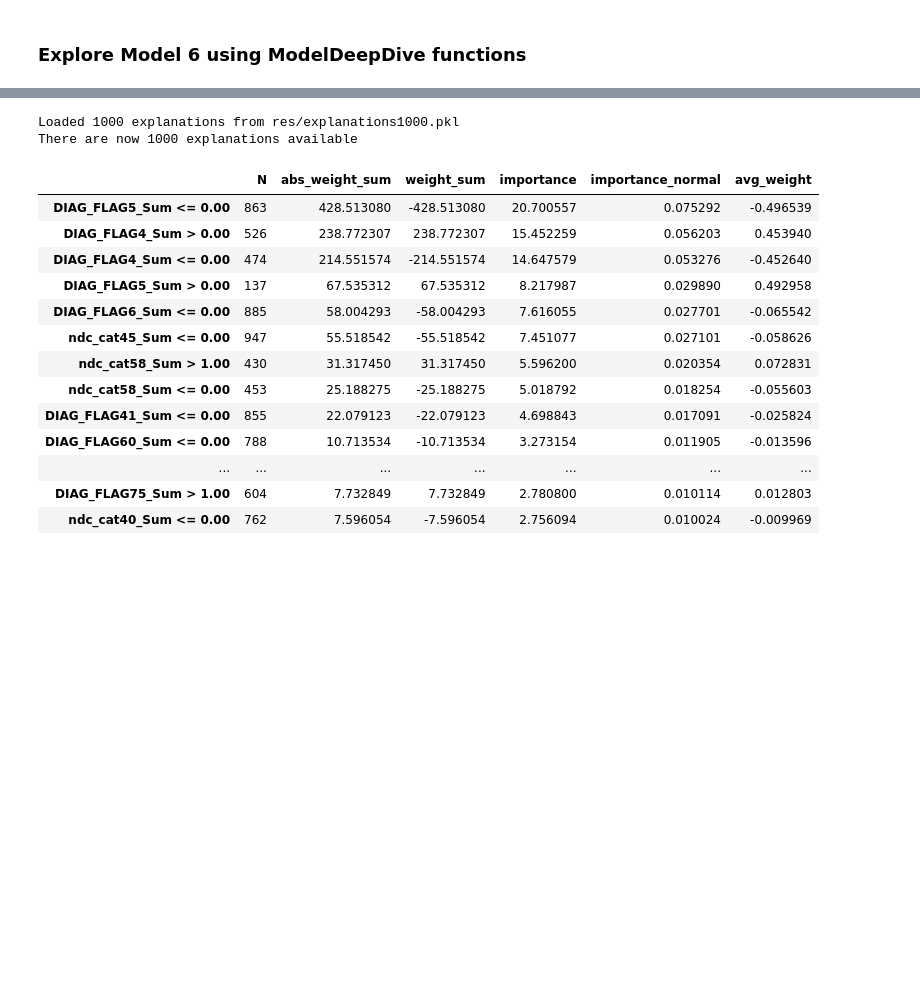
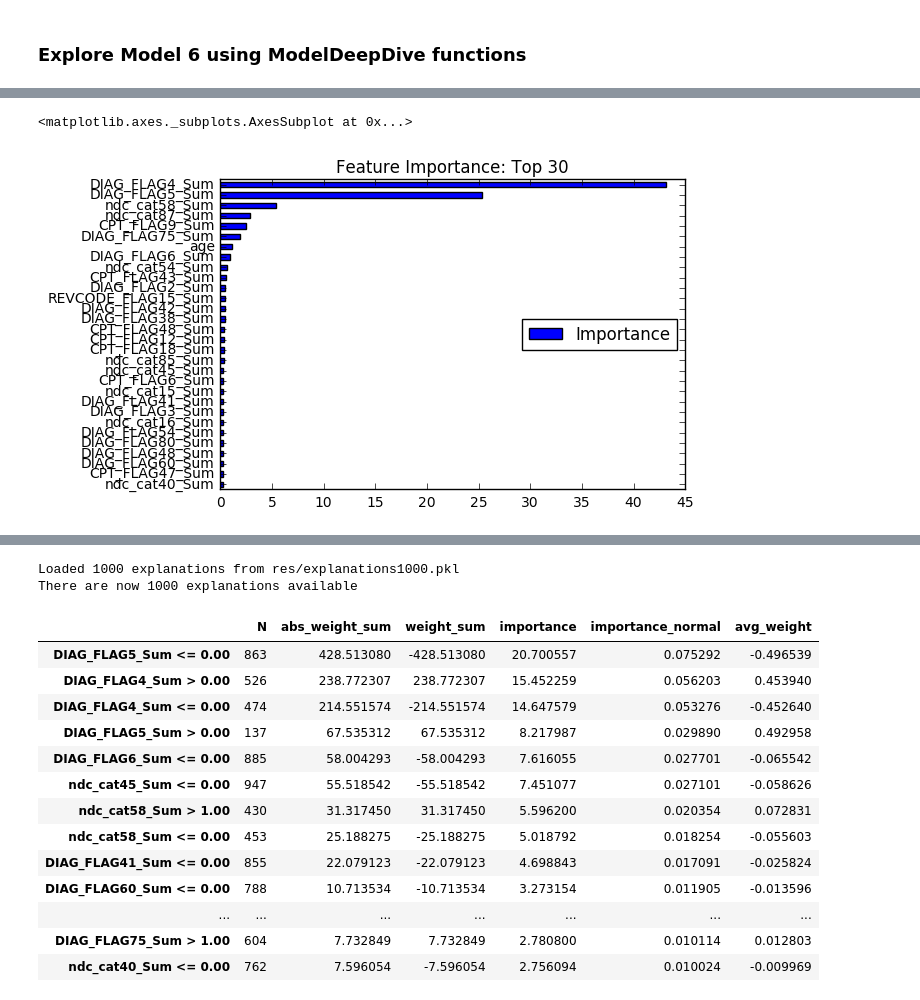
Before and after one commit to milliman/EPI_Machine_Learning, a Jupyter notebook: ModelDeepDive with Model6.ipynb, the cells around one changed output, grey strips where cells are left out. Cells and saved outputs as stored; diff of their text form; code cells hidden in the pictures; blank space fills up the shorter version.

Commit message:
added more models to bestmodels, added more plots and analysis to ModelDeepDive, and updated the relevant notebook accordingly

```diff
--- a/ModelDeepDive with Model6.ipynb
+++ b/ModelDeepDive with Model6.ipynb
@@ -125 +121,6 @@ deep.generate_calibration_plot()
 [figure]
+# %%
+deep.generate_feature_importance_plot(num_features=30)
+# %% [output]
+<matplotlib.axes._subplots.AxesSubplot at 0x...>
+[figure, added]
```
Also changed, not shown: parts of 8 cells of this notebook, 2 other files.
